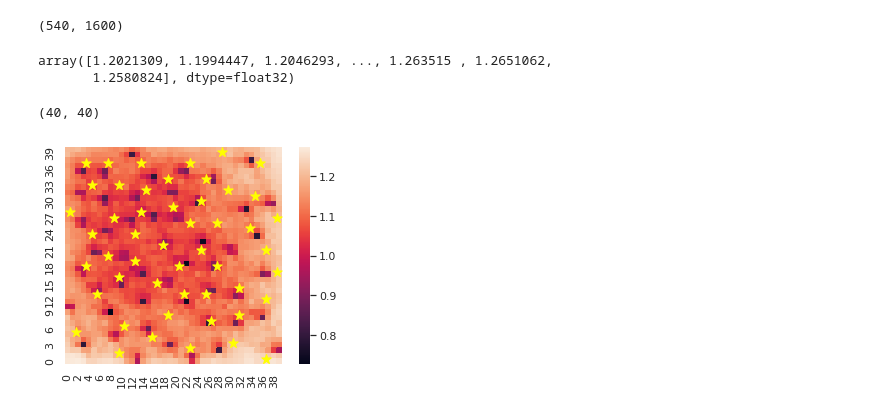
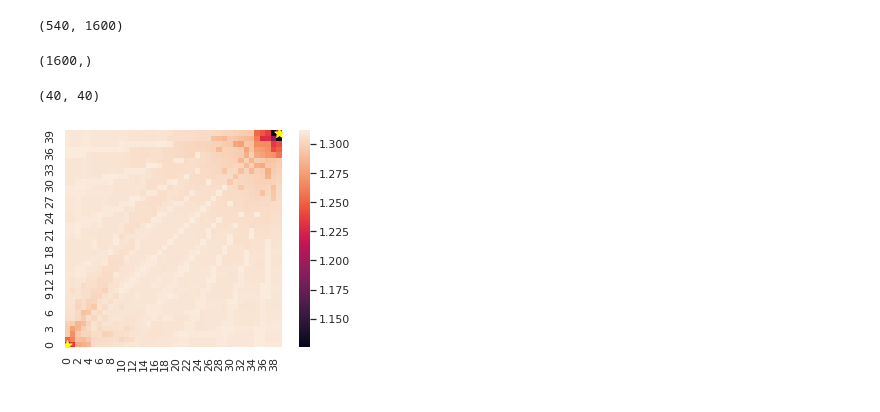
Before and after one commit to mayanksingh2298/shell-windfarm-ai, a Jupyter notebook: Atishya/Analysis.ipynb, the cells around one changed output. Saved outputs shown, nothing was run; the diff lists cells and outputs as text; code cells hidden in the pictures.

Commit message:
Fixed directions to heatmap

```diff
--- a/Atishya/Analysis.ipynb
+++ b/Atishya/Analysis.ipynb
@@ -7,7 +7,7 @@ from matplotlib import pyplot as plt
 import matplotlib.cm as cm
 import seaborn as sns; sns.set_theme()
 # %%
-df = pd.read_csv('../data/turbine_loc_test.csv', sep=',', dtype = np.float32)
+df = pd.read_csv('../data/dummy.csv', sep=',', dtype = np.float32)
 turb_coords = df.to_numpy(dtype = np.float32)
 turb_coords.shape
 # %% [output]
@@ -207,7 +207,7 @@ def searchSorted(lookup, sample_array):
     indices = np.arange(lookup.shape[0])[idx1]
     return indices
 
-def preProcessing(power_curve, t_zones):
+def preProcessing(power_curve, t_zones, n_turbs):
     """
     -**-THIS FUNCTION SHOULD NOT BE MODIFIED-**-
 
@@ -235,7 +235,7 @@ def preProcessing(power_curve, t_zones):
                             values for all speed instances.
     """
     # number of turbines
-    n_turbs       =   50
+#     n_turbs       =   2
 
     # direction 'slices' in degrees
     slices_drct   = np.roll(np.arange(10, 361, 10, dtype=np.float32), 1)
@@ -293,6 +293,7 @@ def preProcessing(power_curve, t_zones):
 farm_size = 3900
 delta = 100
 t_zones = int((farm_size/delta + 1)*(farm_size/delta + 1))
+n_turbs = 2
 
 # df = pd.read_csv('../data/WindData/wind_data_2007.csv')
 wind_inst_freq = binWindResourceData('../data/WindData/wind_data_2007.csv')
@@ -300,7 +301,7 @@ turb_coords
 farm_coords = np.mgrid[50:3955:delta, 50:3955:delta].reshape(2,-1).T
 n_turbs = turb_coords.shape[0]
 n_farms = farm_coords.shape[0]
-n_wind_instances, cos_dir, sin_dir, wind_sped_stacked, C_t = preProcessing(powerCurve, t_zones)
+n_wind_instances, cos_dir, sin_dir, wind_sped_stacked, C_t = preProcessing(powerCurve, t_zones, n_turbs)
 turb_rad = 50
 
 rotate_coords_t   =  np.zeros((n_wind_instances, n_turbs, 2), dtype=np.float32)
@@ -326,6 +327,10 @@ sped_deficit[((x_dist <= 0) | ((x_dist > 0) & (y_dist > (turb_rad + 0.05*x_dist)
 sped_deficit_eff  = np.sqrt(np.sum(np.square(sped_deficit), axis = 2))
 wind_sped_eff = wind_sped_stacked*(1.0-sped_deficit_eff)
 
+indices = searchSorted(powerCurve[:,0], wind_sped_eff.ravel())
+power   = powerCurve[indices,2]
+power   = power.reshape(n_wind_instances,t_zones)
+
 wind_sped_eff.shape
 # %% [output]
 (540, 1600)
@@ -338,31 +339,31 @@ power   = power.reshape(n_wind_instances,t_zones)
 # %%
-np.matmul(power.T,wind_inst_freq)
+# np.matmul(power.T,wind_inst_freq).shape
 # %% [output]
-array([1.2021309, 1.1994447, 1.2046293, ..., 1.263515 , 1.2651062,
-       1.2580824], dtype=float32)
+(1600,)
 # %%
 # a = np.random.random((4, 4))
 # a = np.average(power.transpose(), axis=1).reshape(int(farm_size/delta + 1),int(farm_size/delta + 1))
 # a = power.transpose()[:,200].reshape(int(farm_size/delta + 1),int(farm_size/delta + 1))
-a = np.sum(power.transpose()*wind_inst_freq, axis=1).reshape(int(farm_size/delta + 1),int(farm_size/delta + 1))
+a = np.matmul(power.transpose(),wind_inst_freq).reshape(int(farm_size/delta + 1),int(farm_size/delta + 1))
 print(a.shape)
 fig = plt.figure()
 ax = fig.add_subplot(111, aspect='equal')
 
 # idx_min_big = turb_coords.flatten().argmin()
 # x_min_big, y_min_big = (idx_min_big % 100) / 10 , 10 - (idx_min_big // 100) / 10
 
 # get min of new_thick_df
 # min_idx = a.flatten().argmin()
 # x_min, y_min = min_idx % 10 + .5, 9 - min_idx // 10 + .5
 # ax.scatter(x_min, y_min, marker='*', s=100, color='yellow')
 
 sns.heatmap(a, linewidth=0, square=True, ax=ax)
-ax.scatter(turb_coords[:,0]//delta,turb_coords[:,1]//delta, marker='*', s=100, color='yellow')
+ax.scatter(turb_coords[:,0]/delta,turb_coords[:,1]/delta, marker='*', s=100, color='yellow')
 # yticks = np.linspace(0,38,39)
-ax.set_yticklabels(ax.get_yticklabels()[::-1])
+# ax.set_yticklabels(ax.get_yticklabels()[::-1])
 # plt.imshow(a, cmap='hot')
+ax.invert_yaxis()
 plt.show()
 # %% [output]
 (40, 40)
-[figure, old version]
+[figure, new version]
```
Also changed, not shown: parts of 3 cells of this notebook.
